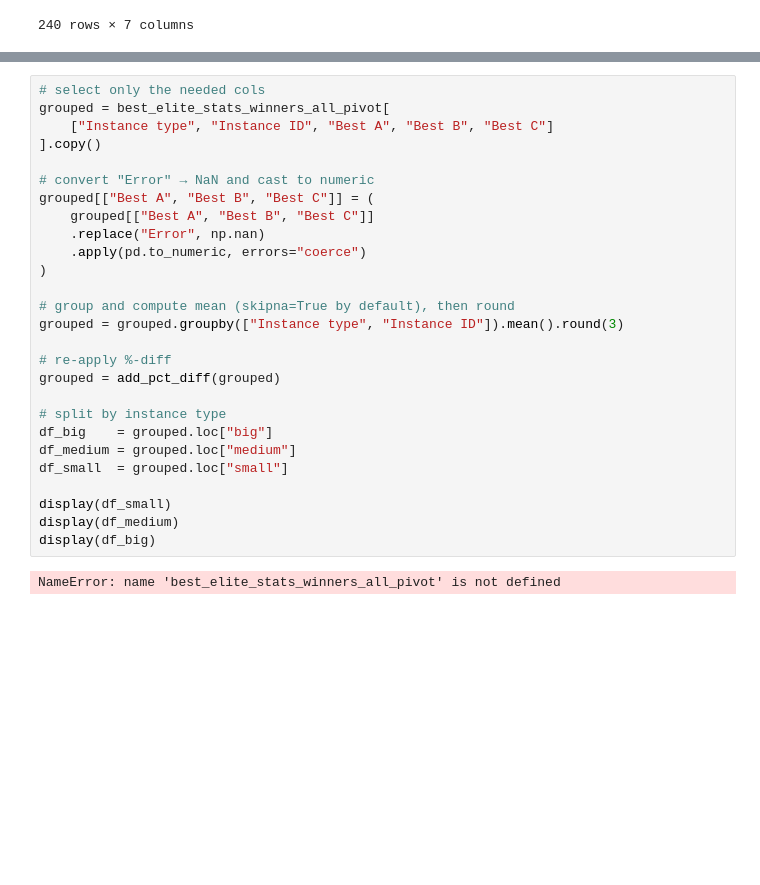
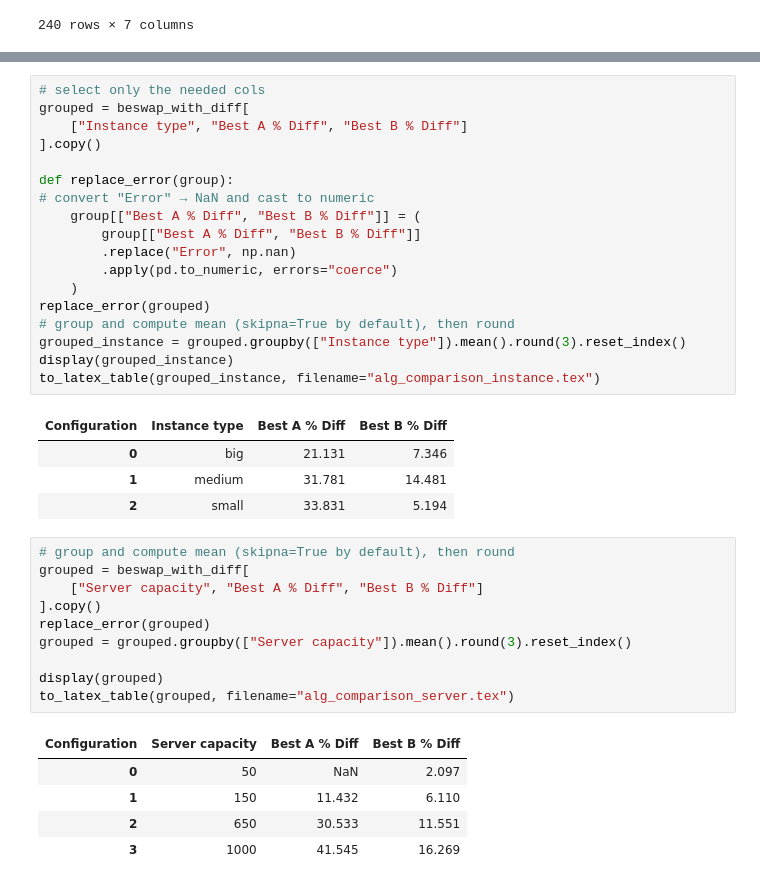
Before and after one commit to codeurjc/FacebookVideosLive18-Analysis, a Jupyter notebook: irace.ipynb, the cells around one changed output, grey strips where cells are left out. Saved outputs shown, nothing was run; the diff lists cells and outputs as text; blank space fills up the shorter version.

```diff
--- a/irace.ipynb
+++ b/irace.ipynb
@@ -1174,29 +1226,39 @@ display(beswap_with_diff)
 # %%
 # select only the needed cols
-grouped = best_elite_stats_winners_all_pivot[
-    ["Instance type", "Instance ID", "Best A", "Best B", "Best C"]
+grouped = beswap_with_diff[
+    ["Instance type", "Best A % Diff", "Best B % Diff"]
 ].copy()
 
+def replace_error(group):
 # convert "Error" → NaN and cast to numeric
-grouped[["Best A", "Best B", "Best C"]] = (
-    grouped[["Best A", "Best B", "Best C"]]
-    .replace("Error", np.nan)
-    .apply(pd.to_numeric, errors="coerce")
-)
-
+    group[["Best A % Diff", "Best B % Diff"]] = (
+        group[["Best A % Diff", "Best B % Diff"]]
+        .replace("Error", np.nan)
+        .apply(pd.to_numeric, errors="coerce")
+    )
+replace_error(grouped)
 # group and compute mean (skipna=True by default), then round
-grouped = grouped.groupby(["Instance type", "Instance ID"]).mean().round(3)
-
-# re-apply %-diff
-grouped = add_pct_diff(grouped)
-
-# split by instance type
-df_big    = grouped.loc["big"]
-df_medium = grouped.loc["medium"]
-df_small  = grouped.loc["small"]
-
-display(df_small)
-display(df_medium)
-display(df_big)
+grouped_instance = grouped.groupby(["Instance type"]).mean().round(3).reset_index()
+display(grouped_instance)
+to_latex_table(grouped_instance, filename="alg_comparison_instance.tex")
 # %% [output]
-NameError: name 'best_elite_stats_winners_all_pivot' is not defined
+| Configuration | Instance type | Best A % Diff | Best B % Diff |
+| 0 | big | 21.131 | 7.346 |
+| 1 | medium | 31.781 | 14.481 |
+| 2 | small | 33.831 | 5.194 |
+# %%
+# group and compute mean (skipna=True by default), then round
+grouped = beswap_with_diff[
+    ["Server capacity", "Best A % Diff", "Best B % Diff"]
+].copy()
+replace_error(grouped)
+grouped = grouped.groupby(["Server capacity"]).mean().round(3).reset_index()
+
+display(grouped)
+to_latex_table(grouped, filename="alg_comparison_server.tex")
+# %% [output]
+| Configuration | Server capacity | Best A % Diff | Best B % Diff |
+| 0 | 50 | NaN | 2.097 |
+| 1 | 150 | 11.432 | 6.110 |
+| 2 | 650 | 30.533 | 11.551 |
+| 3 | 1000 | 41.545 | 16.269 |
```
Also changed, not shown: parts of 4 cells of this notebook, 1 other file.
